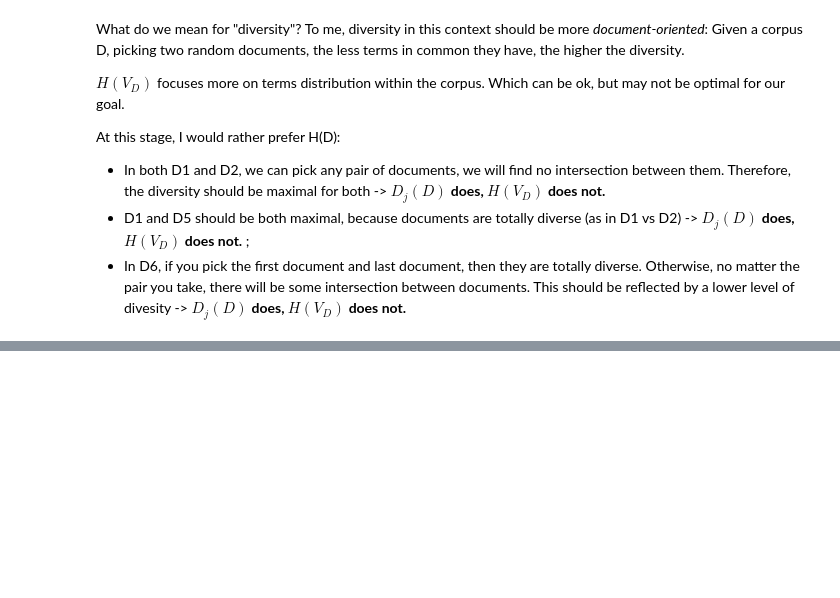
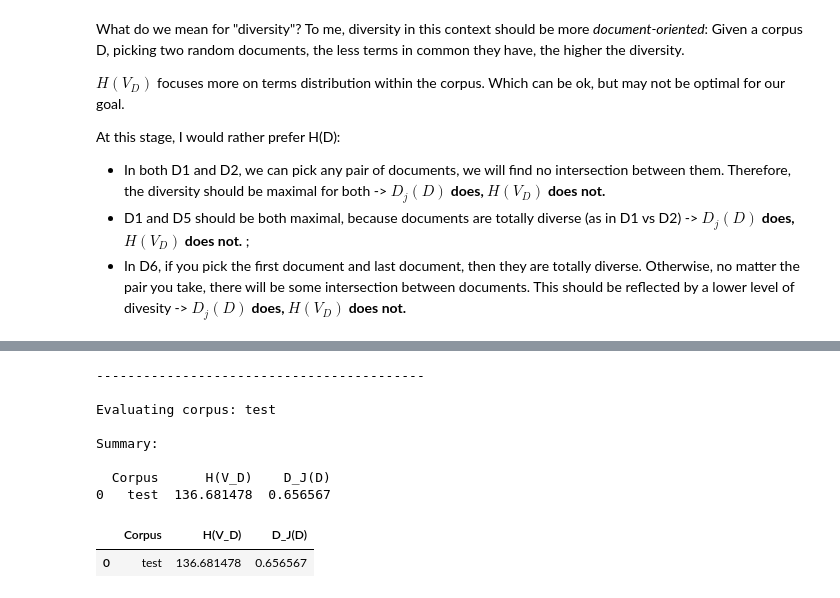
Before and after one commit to adsp-polito/2024-P10-RAG-GAS, a Jupyter notebook: Lexical_Entropy_vs_Document_Pairwise_Diversity.ipynb, the cells around one changed output, grey strips where cells are left out. Drawn from its saved outputs; the diff is of its cells as text; code cells hidden in the pictures; blank space fills up the shorter version.

```diff
--- a/Lexical_Entropy_vs_Document_Pairwise_Diversity.ipynb
+++ b/Lexical_Entropy_vs_Document_Pairwise_Diversity.ipynb
@@ -197,0 +347,14 @@ At this stage, I would rather prefer H(D):
+# %%
+# Test
+evaluate_corpora({'test': corpora['CoRe']})
+# %% [output]
+------------------------------------------
+
+Evaluating corpus: test
+
+Summary:
+
+  Corpus      H(V_D)    D_J(D)
+0   test  136.681478  0.656567
+|  | Corpus | H(V_D) | D_J(D) |
+| 0 | test | 136.681478 | 0.656567 |
```
Also changed, not shown: parts of 12 cells of this notebook.
